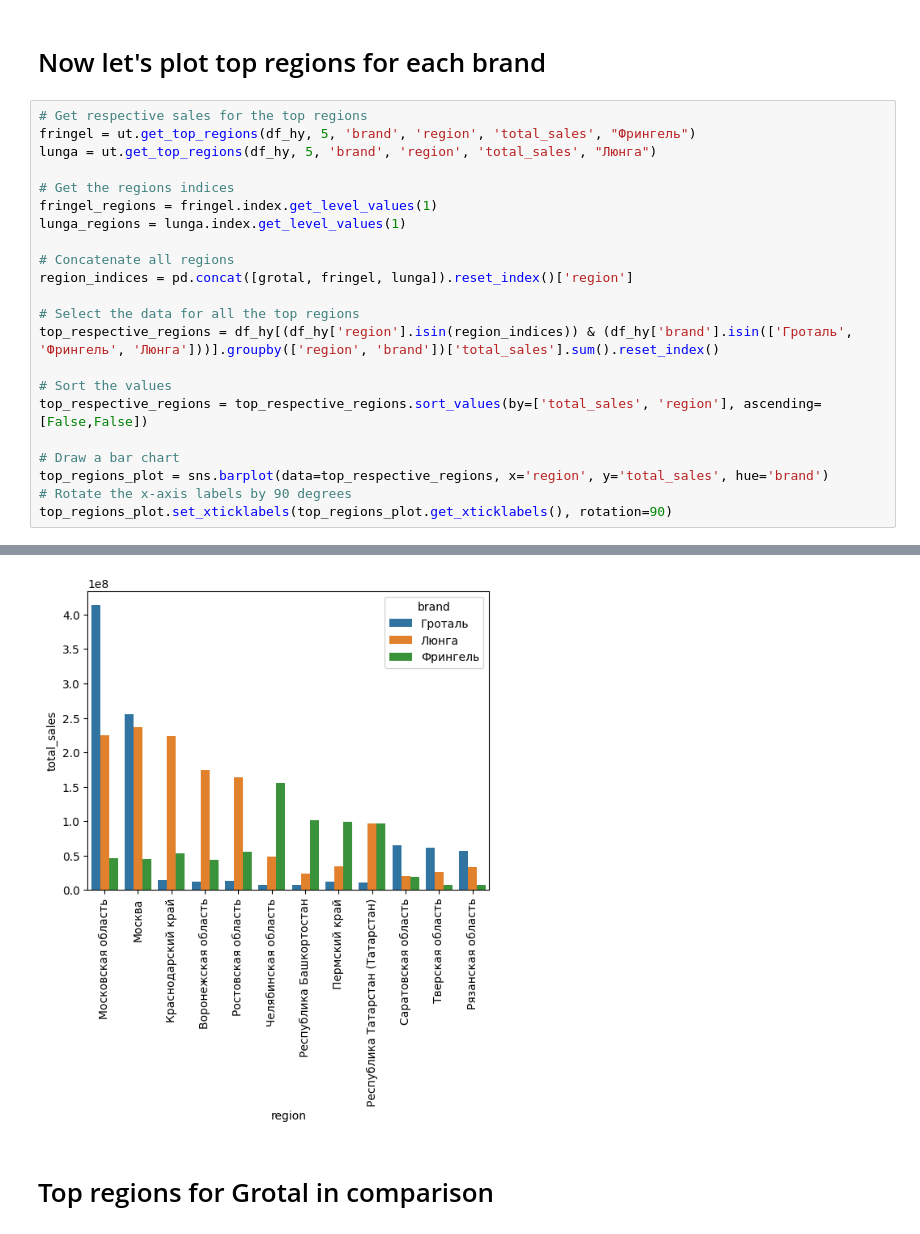
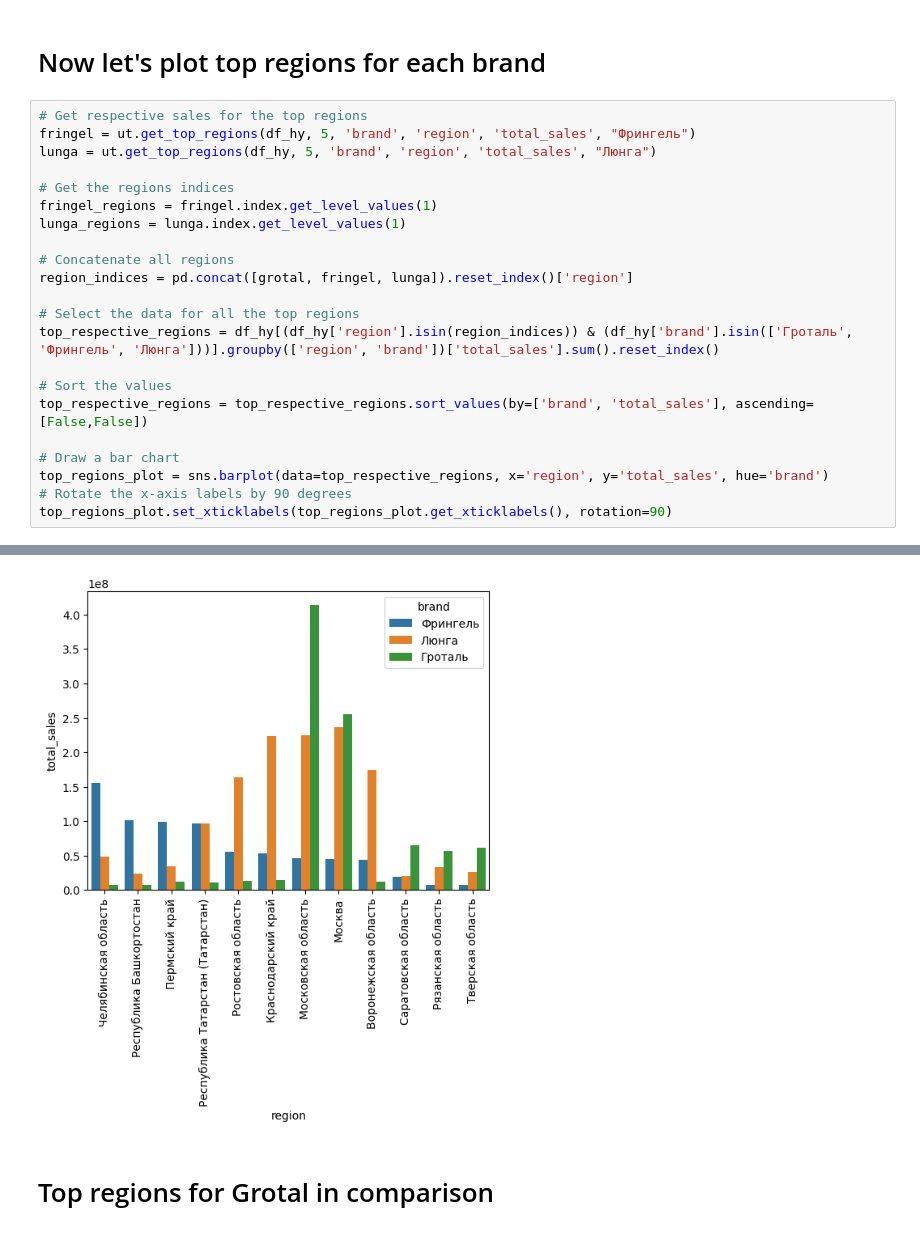
Before and after one commit to zakhar-kogan/xttr-test-brands, a Jupyter notebook: analysis.ipynb, the cells around one changed output, grey strips where cells are left out. Cells and saved outputs as stored; diff of their text form.

```diff
--- a/analysis.ipynb
+++ b/analysis.ipynb
@@ -143,7 +139,7 @@ region_indices = pd.concat([grotal, fringel, lunga]).reset_index()['region']
 top_respective_regions = df_hy[(df_hy['region'].isin(region_indices)) & (df_hy['brand'].isin(['Гроталь', 'Фрингель', 'Люнга']))].groupby(['region', 'brand'])['total_sales'].sum().reset_index()
 
 # Sort the values
-top_respective_regions = top_respective_regions.sort_values(by=['total_sales', 'region'], ascending=[False,False])
+top_respective_regions = top_respective_regions.sort_values(by=['brand', 'total_sales'], ascending=[False,False])
 
 # Draw a bar chart
 top_regions_plot = sns.barplot(data=top_respective_regions, x='region', y='total_sales', hue='brand')
@@ -165,4 +161,4 @@ top_regions_plot.set_xticklabels(top_regions_plot.get_xticklabels(), rotation=90
-[figure, old version]
+[figure, new version]
 # %% [markdown]
 # Top regions for Grotal in comparison
 # %%
```
Also changed, not shown: parts of 5 cells of this notebook, 1 other file.
